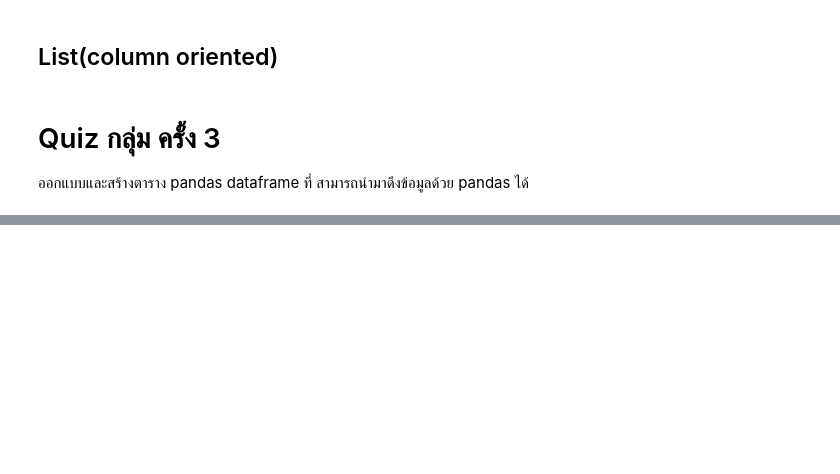
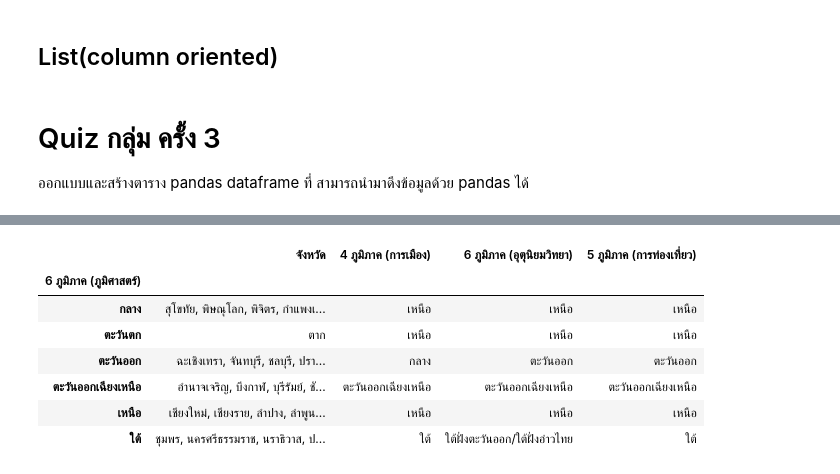
Before and after one commit to ThitiwatJtrsn/data_viz_2022, a Jupyter notebook: Pandas102.ipynb, the cells around one changed output, grey strips where cells are left out. Saved outputs shown, nothing was run; the diff lists cells and outputs as text; code cells hidden in the pictures; blank space fills up the shorter version.

```diff
--- a/Pandas102.ipynb
+++ b/Pandas102.ipynb
@@ -425,0 +469,12 @@ data_item = [['account',['Jones LLC','Alpha Co','Blue Inc']],
+# %%
+ex2_quiz =df_quiz.groupby('6 ภูมิภาค (ภูมิศาสตร์)')
+ex2_quiz.first()
+# %% [output]
+|  | จังหวัด | 4 ภูมิภาค (การเมือง) | 6 ภูมิภาค (อุตุนิยมวิทยา) | 5 ภูมิภาค (การท่องเที่ยว) |
+| 6 ภูมิภาค (ภูมิศาสตร์) |  |  |  |  |
+| กลาง | สุโขทัย, พิษณุโลก, พิจิตร, กำแพงเ... | เหนือ | เหนือ | เหนือ |
+| ตะวันตก | ตาก | เหนือ | เหนือ | เหนือ |
+| ตะวันออก | ฉะเชิงเทรา, จันทบุรี, ชลบุรี, ปรา... | กลาง | ตะวันออก | ตะวันออก |
+| ตะวันออกเฉียงเหนือ | อำนาจเจริญ, บึงกาฬ, บุรีรัมย์, ชั... | ตะวันออกเฉียงเหนือ | ตะวันออกเฉียงเหนือ | ตะวันออกเฉียงเหนือ |
+| เหนือ | เชียงใหม่, เชียงราย, ลำปาง, ลำพูน... | เหนือ | เหนือ | เหนือ |
+| ใต้ | ชุมพร, นครศรีธรรมราช, นราธิวาส, ป... | ใต้ | ใต้ฝั่งตะวันออก/ใต้ฝั่งอ่าวไทย | ใต้ |
```
Also changed, not shown: parts of 6 cells of this notebook.
